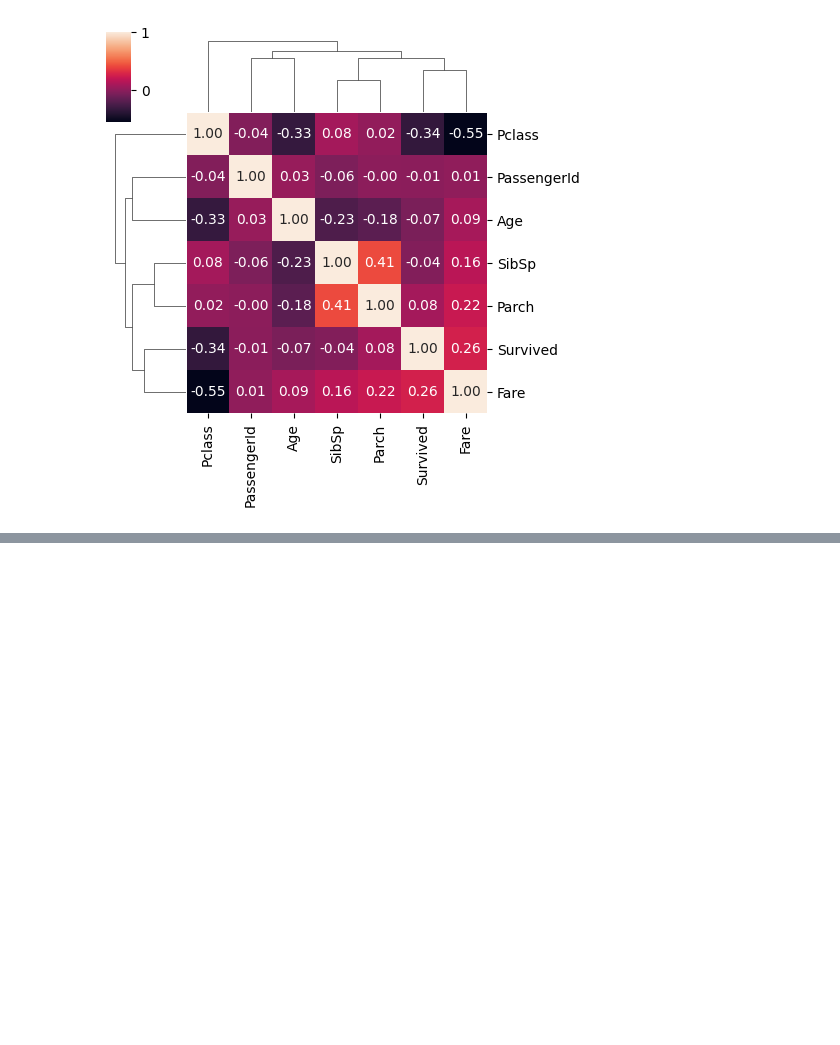
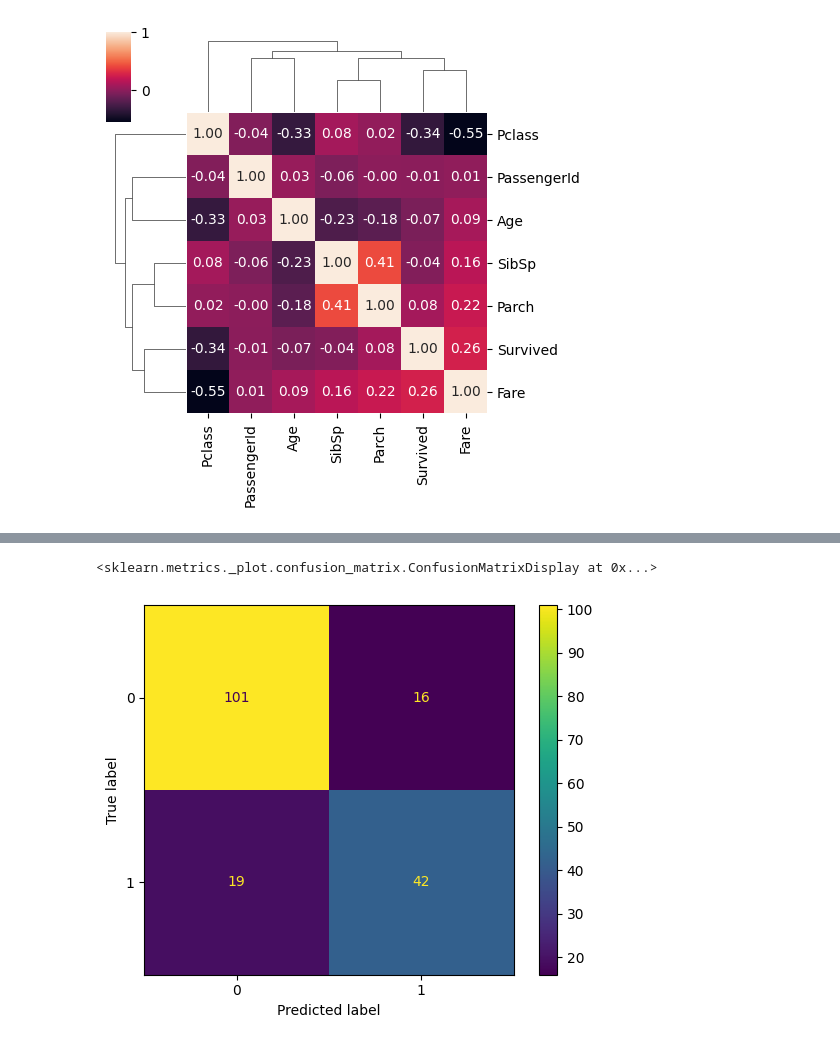
Before and after one commit to joshmatni/Kaggle-titanic, a Jupyter notebook: titanic-data-analysis.ipynb, the cells around one changed output, grey strips where cells are left out. Cells and saved outputs as stored; diff of their text form; code cells hidden in the pictures; blank space fills up the shorter version.

```diff
--- a/titanic-data-analysis.ipynb
+++ b/titanic-data-analysis.ipynb
@@ -213,0 +184,39 @@ Fold: 4, accuracy: 0.8314606741573034
+# %%
+from sklearn.metrics import precision_score, accuracy_score, f1_score, recall_score
+# Access the training and validation indices of splits
+kfold_accuracy = {}
+kfold_precision = {}
+kfold_f = {}
+kfold_recall = {}
+
+train_data["family_size"] = train_data["SibSp"] + train_data["Parch"]
+test_data["family_size"] = test_data["SibSp"] + test_data["Parch"]
+
+y = train_data["Survived"]
+features = ["Pclass", "Sex", "family_size"]
+
+X = pd.get_dummies(train_data[features])
+X_test = pd.get_dummies(test_data[features])
+
+kf = KFold(n_splits=5, shuffle=True, random_state=1)
+splits = kf.split(X)
+
+for i, (train_index, val_index) in enumerate(splits):
+  print("Split n°: ", i)
+  # Setup the training and validation data
+  X_train, y_train = X.iloc[train_index], y.iloc[train_index]
+  # print("training:", train_index, "validations:", val_index)
+  X_val,y_val= X.iloc[val_index], y.iloc[val_index]
+
+  SVM = svm.SVC(C=1.0, kernel='linear', random_state=1111, probability=True) ### the base estimator
+
+  SVM.fit(X_train, y_train)
+
+  # predict the labels on validation dataset
+  predictions = SVM.predict(X_val)
+
+  # Use accuracy_score function to get the accuracy
+  kfold_accuracy[i] = accuracy_score(y_val, predictions)
+  kfold_precision[i] = precision_score(y_val, predictions)
+  kfold_f[i] = f1_score(y_val,predictions)
+  kfold_recall[i] = recall_score(y_val,predictions)
@@ -213,0 +256,9 @@ Fold: 4, accuracy: 0.8314606741573034
+# %%
+from sklearn.metrics import confusion_matrix, ConfusionMatrixDisplay
+
+cm = confusion_matrix(y_val, predictions, labels=SVM.classes_)
+display = ConfusionMatrixDisplay(cm)
+display.plot()
+# %% [output]
+<sklearn.metrics._plot.confusion_matrix.ConfusionMatrixDisplay at 0x...>
+[figure, added]
```
Also changed, not shown: parts of 5 cells of this notebook.
